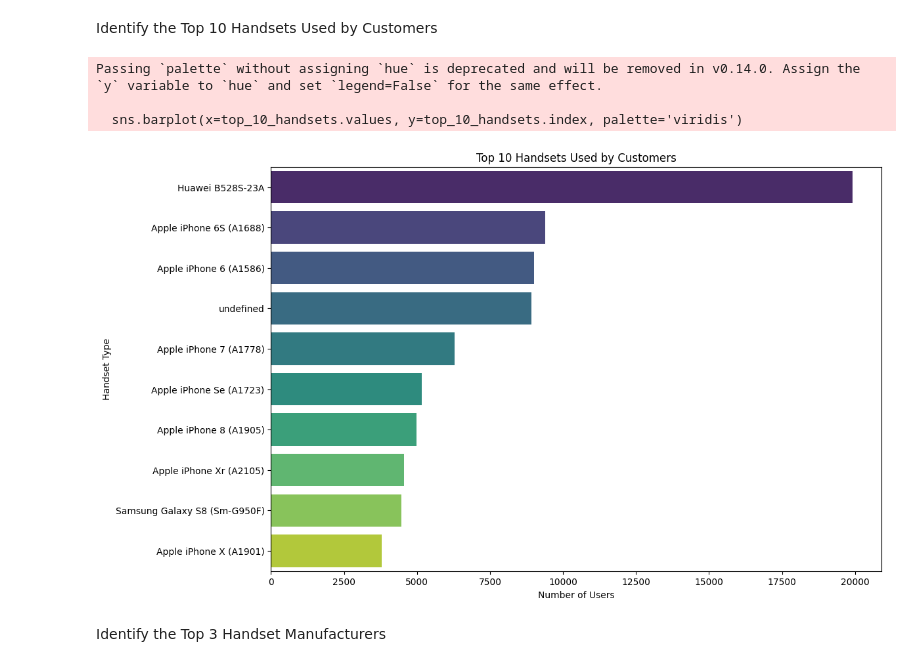
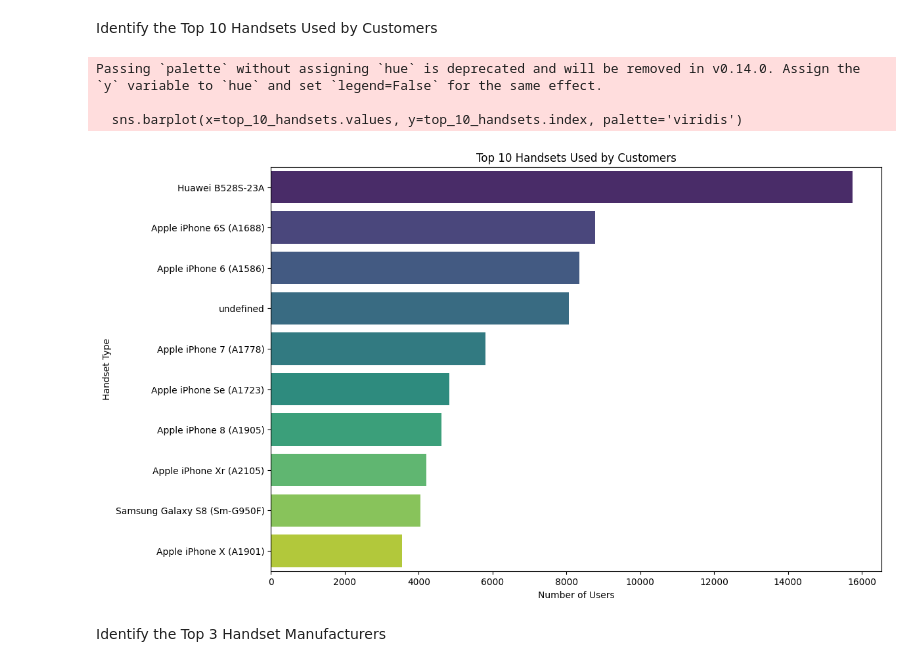
Before and after one commit to Abenezer-Baheru/Telecom-Users-Analysis, a Jupyter notebook: notebooks/overview_analysis.ipynb, the cells around one changed output. Cells and saved outputs as stored; diff of their text form; code cells hidden in the pictures.

```diff
--- a/notebooks/overview_analysis.ipynb
+++ b/notebooks/overview_analysis.ipynb
@@ -7,24 +7,24 @@ import matplotlib.pyplot as plt
 import seaborn as sns
 # %%
 # Load the cleaned data
-data_path = '../src/data/cleaned_telecom_users_data.csv'
+data_path = '../src/data/cleanedTelecomUsersData.csv'
 df = pd.read_csv(data_path)
 
 # Identify the top 10 handsets used by customers
 top_10_handsets = df['Handset Type'].value_counts().head(10)
 
 # Plot the top 10 handsets using a horizontal bar chart with different colors
 plt.figure(figsize=(12, 8))
 sns.barplot(x=top_10_handsets.values, y=top_10_handsets.index, palette='viridis')
 plt.title('Top 10 Handsets Used by Customers')
 plt.xlabel('Number of Users')
 plt.ylabel('Handset Type')
 plt.show()
 # %% [output]
 Passing `palette` without assigning `hue` is deprecated and will be removed in v0.14.0. Assign the `y` variable to `hue` and set `legend=False` for the same effect.
 
   sns.barplot(x=top_10_handsets.values, y=top_10_handsets.index, palette='viridis')
-[figure, old version]
+[figure, new version]
 # %% [markdown]
 Identify the Top 3 Handset Manufacturers
 # %%
```
Also changed, not shown: parts of 6 cells of this notebook.
